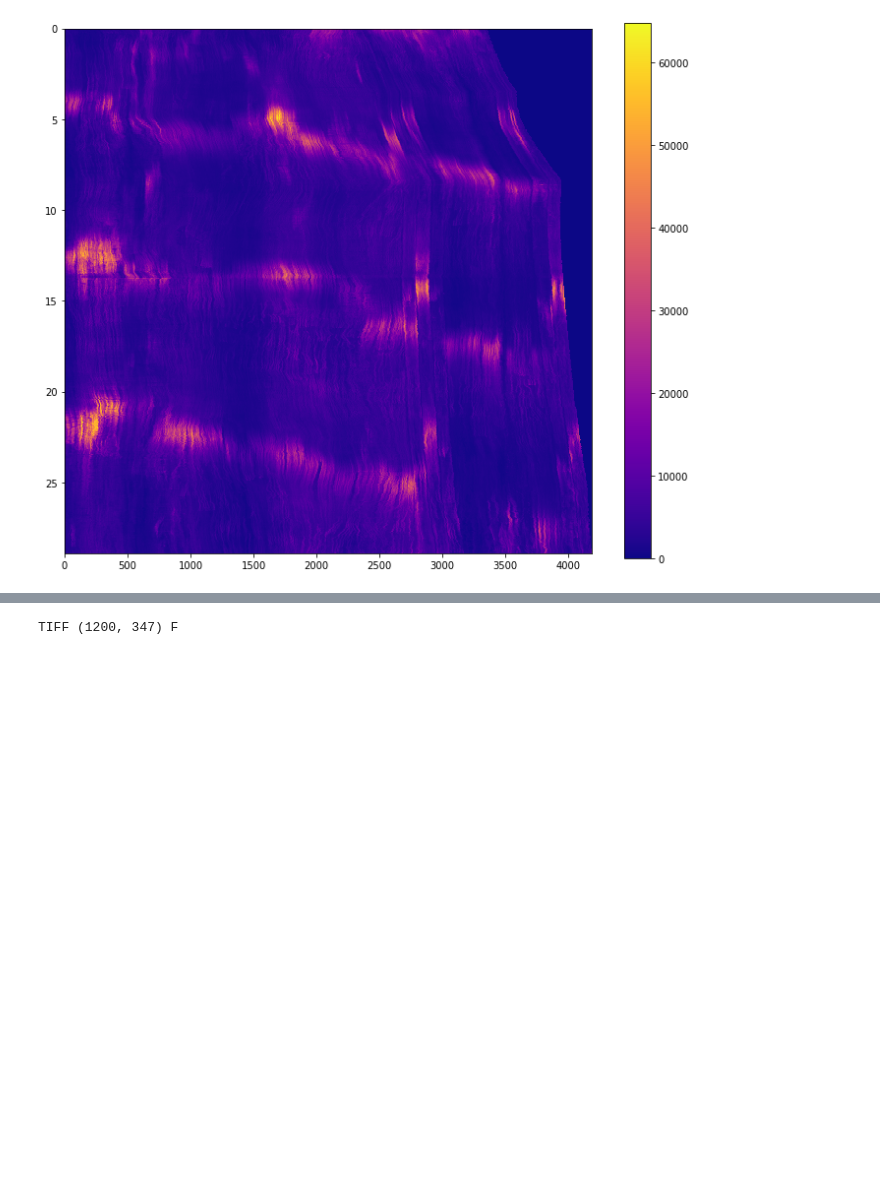
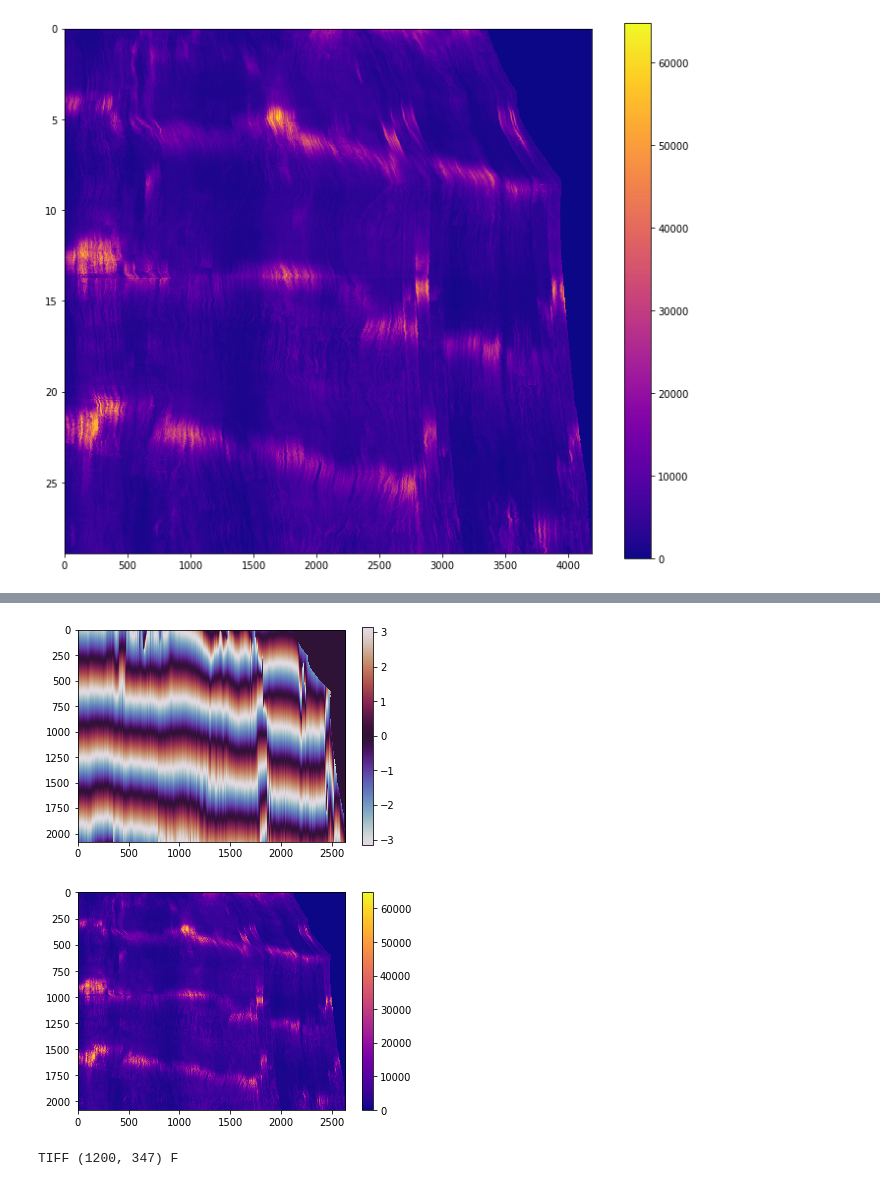
Before and after one commit to Irene-Li/kuramoto, a Jupyter notebook: kymograph.ipynb, the cells around one changed output, grey strips where cells are left out. Drawn from its saved outputs; the diff is of its cells as text; code cells hidden in the pictures; blank space fills up the shorter version.

```diff
--- a/kymograph.ipynb
+++ b/kymograph.ipynb
@@ -22,3 +36,21 @@ plt.show()
+# %%
+# now process the entire kymograph
+angles = []
+for t in range(Lx):
+    cwtmatr = signal.cwt(imarray[:, t], signal.morlet2, widths)
+    angles.append(np.angle(cwtmatr[0]))
+# %%
+# plot the angle and the intensity together
+plt.imshow(np.array(angles).T * (imarray>10) , cmap='twilight', interpolation='None')
+plt.colorbar()
+plt.show()
+
+plt.imshow(imarray, interpolation='none', cmap='plasma', aspect='auto')
+plt.colorbar()
+plt.show()
+# %% [output]
+[figure, added]
+[figure, added]
 # %%
 im = Image.open('data/kymograph_vivo.tif')
 
```
Also changed, not shown: parts of 2 cells of this notebook, 30 other files.
